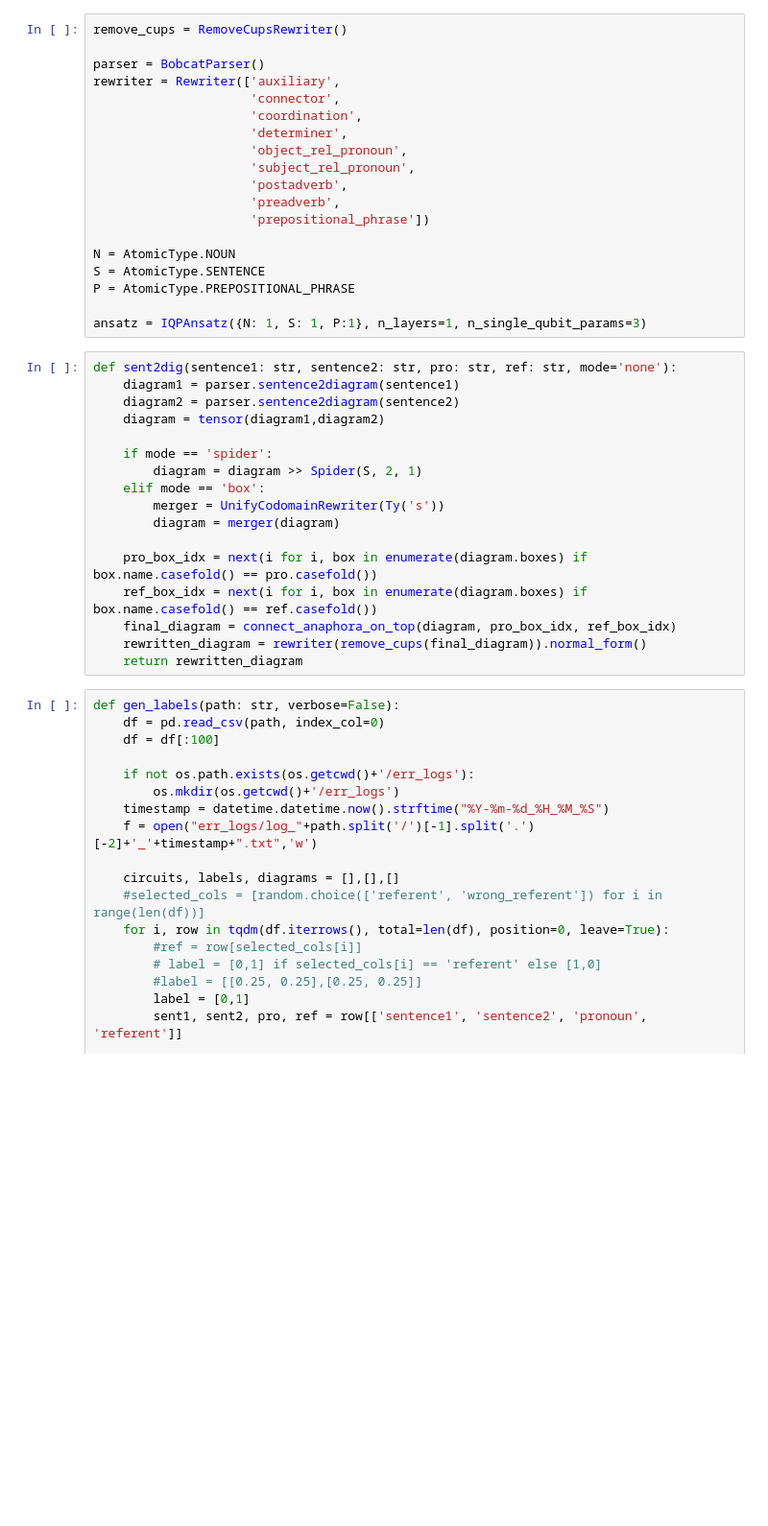
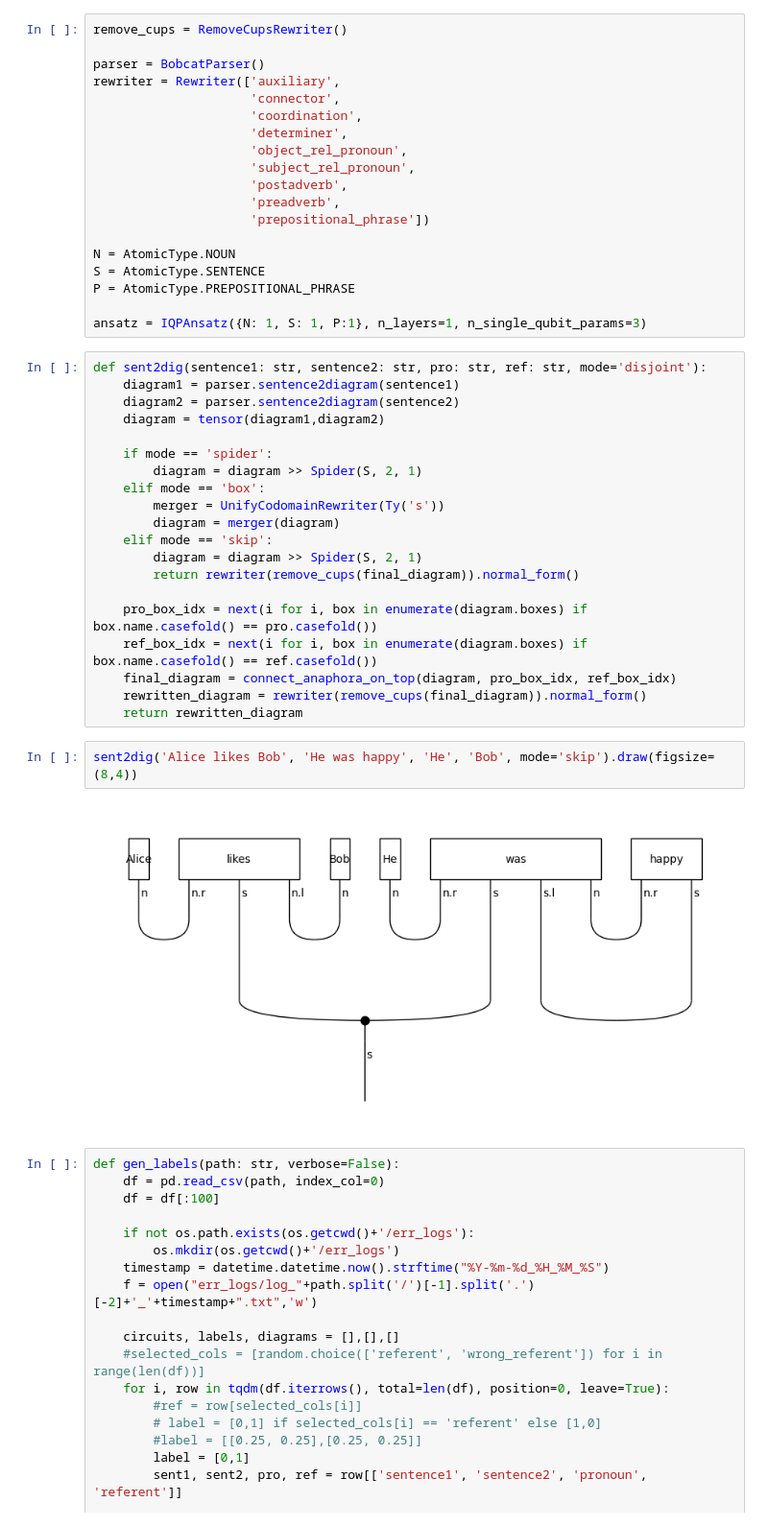
Before and after one commit to TilenLS/qnlp, a Jupyter notebook: main.ipynb, the cells around one changed output. Shown at 96% size. Cells and saved outputs as stored; diff of their text form; blank space fills up the shorter version.

```diff
--- a/main.ipynb
+++ b/main.ipynb
@@ -34,7 +34,7 @@ P = AtomicType.PREPOSITIONAL_PHRASE
 
 ansatz = IQPAnsatz({N: 1, S: 1, P:1}, n_layers=1, n_single_qubit_params=3)
 # %%
-def sent2dig(sentence1: str, sentence2: str, pro: str, ref: str, mode='none'):
+def sent2dig(sentence1: str, sentence2: str, pro: str, ref: str, mode='disjoint'):
     diagram1 = parser.sentence2diagram(sentence1)
     diagram2 = parser.sentence2diagram(sentence2)
     diagram = tensor(diagram1,diagram2)
@@ -44,12 +44,19 @@ def sent2dig(sentence1: str, sentence2: str, pro: str, ref: str, mode='none'):
     elif mode == 'box':
         merger = UnifyCodomainRewriter(Ty('s'))
         diagram = merger(diagram)
+    elif mode == 'skip':
+        diagram = diagram >> Spider(S, 2, 1)
+        return rewriter(remove_cups(final_diagram)).normal_form()
 
     pro_box_idx = next(i for i, box in enumerate(diagram.boxes) if box.name.casefold() == pro.casefold())
     ref_box_idx = next(i for i, box in enumerate(diagram.boxes) if box.name.casefold() == ref.casefold())
     final_diagram = connect_anaphora_on_top(diagram, pro_box_idx, ref_box_idx)
     rewritten_diagram = rewriter(remove_cups(final_diagram)).normal_form()
     return rewritten_diagram
+# %%
+sent2dig('Alice likes Bob', 'He was happy', 'He', 'Bob', mode='skip').draw(figsize=(8,4))
+# %% [output]
+[figure, added]
 # %%
 def gen_labels(path: str, verbose=False):
     df = pd.read_csv(path, index_col=0)
```
Also changed, not shown: parts of 8 cells of this notebook, 24 other files.
